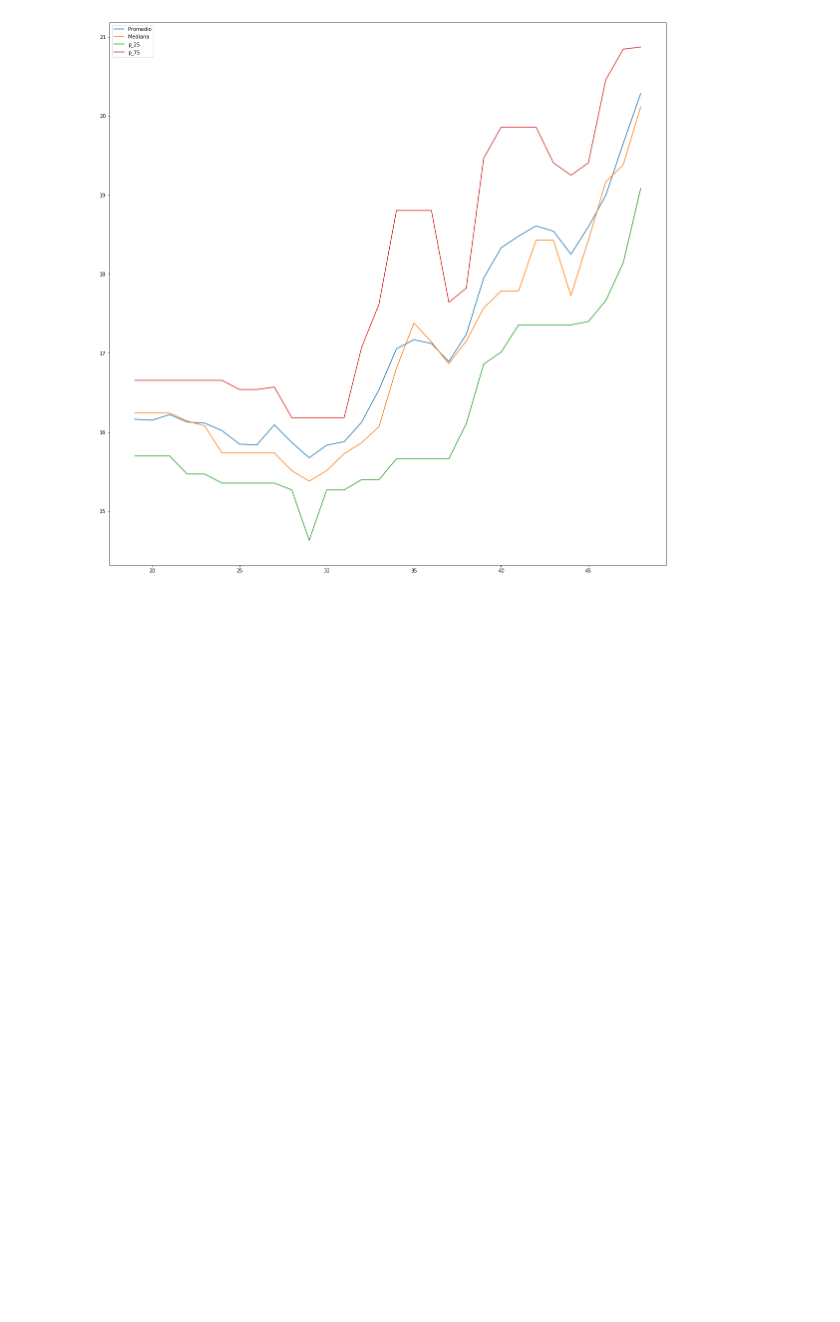
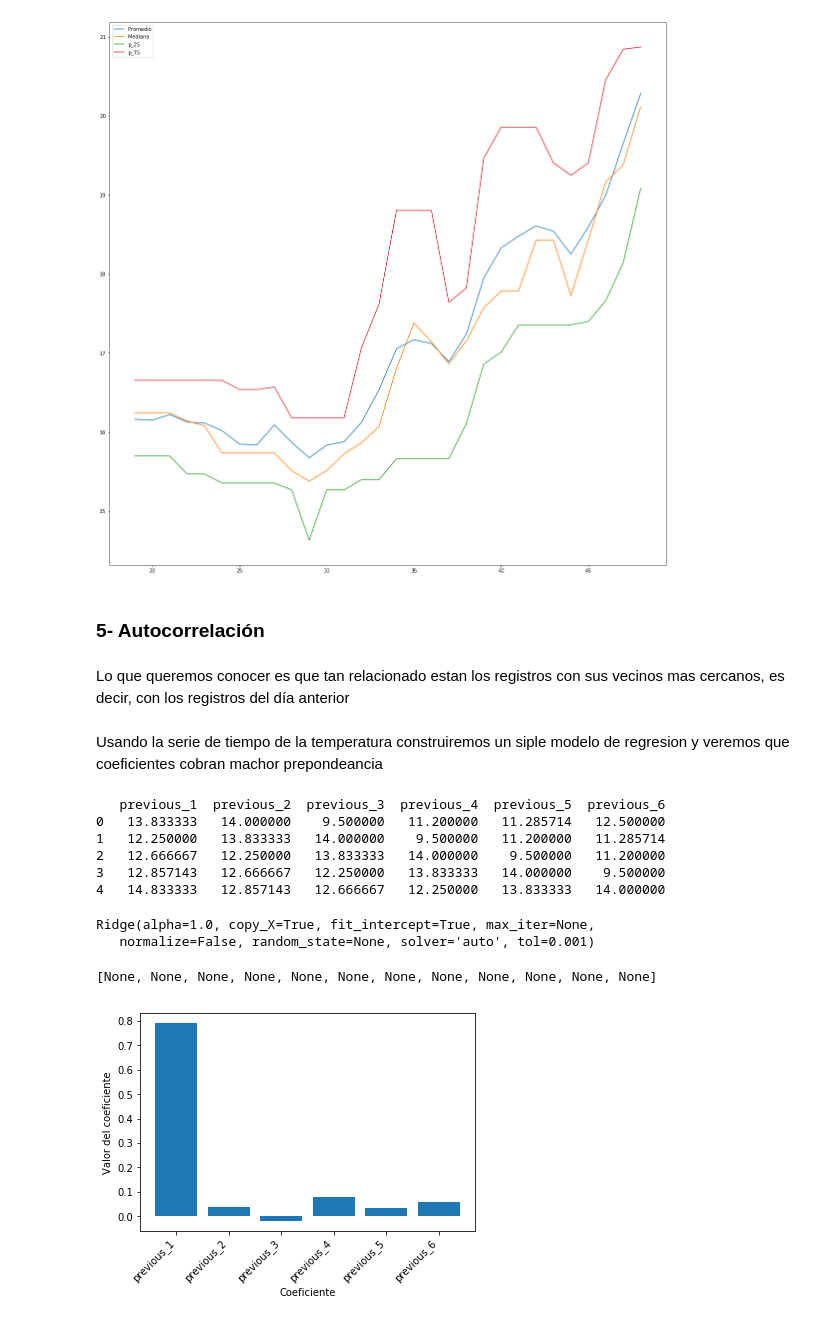
Before and after one commit to PamelaMunozCaceres/Python-Study, a Jupyter notebook: Jugando con Series de Tiempo.ipynb, the cells around one changed output. Saved outputs shown, nothing was run; the diff lists cells and outputs as text; code cells hidden in the pictures; blank space fills up the shorter version.

```diff
--- a/Jugando con Series de Tiempo.ipynb
+++ b/Jugando con Series de Tiempo.ipynb
@@ -308,3 +308,43 @@ plt.plot()
 # %% [output]
 []
 [figure]
+# %% [markdown]
+### 5- Autocorrelación
+# %% [markdown]
+Lo que queremos conocer es que tan relacionado estan los registros con sus vecinos mas cercanos, es decir, con los registros del día anterior
+# %% [markdown]
+Usando la serie de tiempo de la temperatura construiremos un siple modelo de regresion y veremos que coeficientes cobran machor prepondeancia
+# %%
+previous = [1, 2, 3, 4, 5, 6]
+previous_values = {'previous_{}'.format(ii):
+                   df_train['meantemp'].shift(ii)
+                   for ii in previous}
+previous_values_temp =\
+    pd.DataFrame(previous_values).dropna().reset_index(drop=True)
+
+print(previous_values_temp.head())
+# %% [output]
+   previous_1  previous_2  previous_3  previous_4  previous_5  previous_6
+0   13.833333   14.000000    9.500000   11.200000   11.285714   12.500000
+1   12.250000   13.833333   14.000000    9.500000   11.200000   11.285714
+2   12.666667   12.250000   13.833333   14.000000    9.500000   11.200000
+3   12.857143   12.666667   12.250000   13.833333   14.000000    9.500000
+4   14.833333   12.857143   12.666667   12.250000   13.833333   14.000000
+# %%
+from sklearn.linear_model import Ridge
+
+model = Ridge()
+model.fit(previous_values_temp, df_train['meantemp'][6:])
+# %% [output]
+Ridge(alpha=1.0, copy_X=True, fit_intercept=True, max_iter=None,
+   normalize=False, random_state=None, solver='auto', tol=0.001)
+# %%
+fig, ax = plt.subplots()
+
+ax.bar(previous_values_temp.columns, model.coef_)
+ax.set(xlabel='Coeficiente', ylabel='Valor del coeficiente')
+
+plt.setp(ax.get_xticklabels(), rotation=45, horizontalalignment='right')
+# %% [output]
+[None, None, None, None, None, None, None, None, None, None, None, None]
+[figure, added]
```
Also changed, not shown: parts of 5 cells of this notebook.
